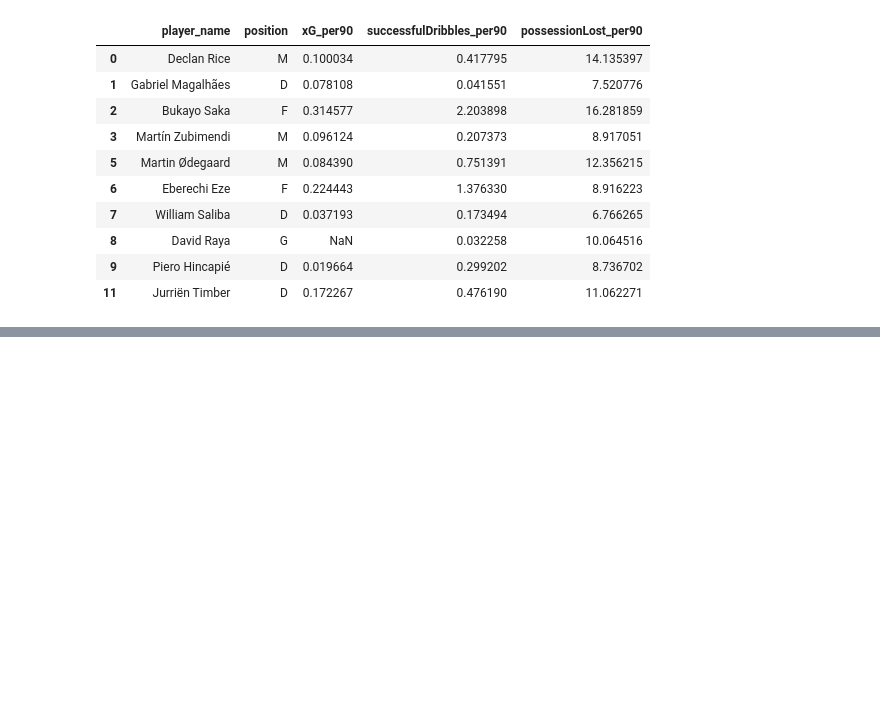
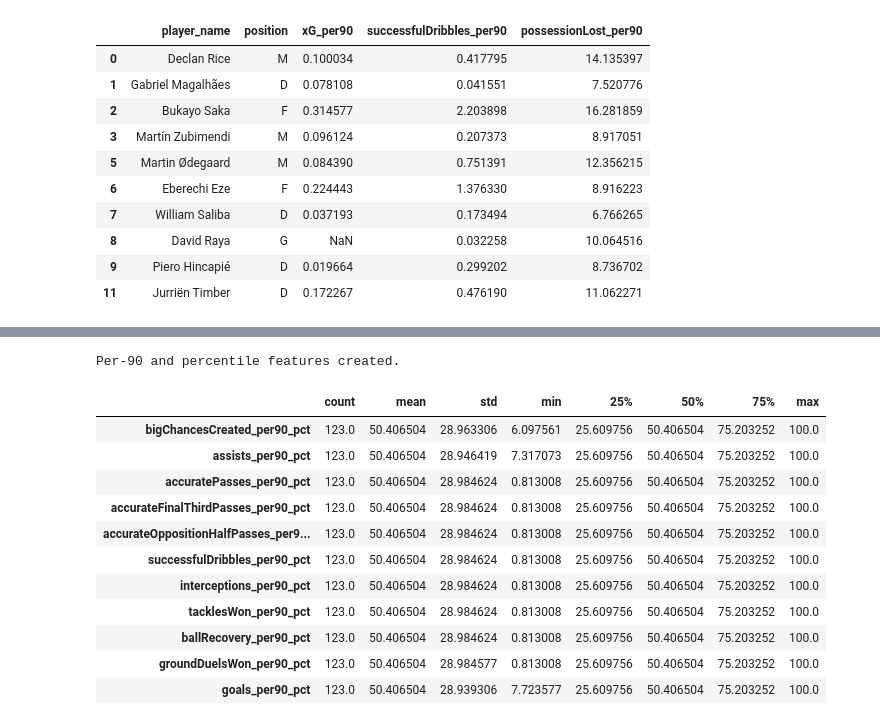
Before and after one commit to khemrajcodes/Football_analytics, a Jupyter notebook: notebooks/01_data_audit.ipynb, the cells around one changed output, grey strips where cells are left out. Cells and saved outputs as stored; diff of their text form; code cells hidden in the pictures; blank space fills up the shorter version.

```diff
--- a/notebooks/01_data_audit.ipynb
+++ b/notebooks/01_data_audit.ipynb
@@ -1020,0 +1213,71 @@ forward_df["bigChancesMissed_per90_pct"] = (
+# %%
+# ==========================================
+# MIDFIELDER PER-90 + PERCENTILE FEATURES
+# ==========================================
+
+per90_columns = [
+    "bigChancesCreated",
+    "assists",
+    "accuratePasses",
+    "accurateFinalThirdPasses",
+    "accurateOppositionHalfPasses",
+    "successfulDribbles",
+    "interceptions",
+    "tacklesWon",
+    "ballRecovery",
+    "groundDuelsWon",
+    "goals"
+]
+
+# Create per-90 metrics
+for col in per90_columns:
+    midfielder_df[f"{col}_per90"] = (
+        midfielder_df[col]
+        / midfielder_df["minutesPlayed"]
+        * 90
+    )
+
+# Create percentile metrics
+for col in per90_columns:
+    midfielder_df[f"{col}_per90_pct"] = (
+        midfielder_df[f"{col}_per90"]
+        .rank(pct=True)
+        * 100
+    )
+
+print("Per-90 and percentile features created.")
+# %% [output]
+Per-90 and percentile features created.
+# %%
+# ==========================================
+# CHECK THE FEATURES
+# ==========================================
+
+midfielder_df[
+    [
+        "bigChancesCreated_per90_pct",
+        "assists_per90_pct",
+        "accuratePasses_per90_pct",
+        "accurateFinalThirdPasses_per90_pct",
+        "accurateOppositionHalfPasses_per90_pct",
+        "successfulDribbles_per90_pct",
+        "interceptions_per90_pct",
+        "tacklesWon_per90_pct",
+        "ballRecovery_per90_pct",
+        "groundDuelsWon_per90_pct",
+        "goals_per90_pct"
+    ]
+].describe().T
+# %% [output]
+|  | count | mean | std | min | 25% | 50% | 75% | max |
+| bigChancesCreated_per90_pct | 123.0 | 50.406504 | 28.963306 | 6.097561 | 25.609756 | 50.406504 | 75.203252 | 100.0 |
+| assists_per90_pct | 123.0 | 50.406504 | 28.946419 | 7.317073 | 25.609756 | 50.406504 | 75.203252 | 100.0 |
+| accuratePasses_per90_pct | 123.0 | 50.406504 | 28.984624 | 0.813008 | 25.609756 | 50.406504 | 75.203252 | 100.0 |
+| accurateFinalThirdPasses_per90_pct | 123.0 | 50.406504 | 28.984624 | 0.813008 | 25.609756 | 50.406504 | 75.203252 | 100.0 |
+| accurateOppositionHalfPasses_per9... | 123.0 | 50.406504 | 28.984624 | 0.813008 | 25.609756 | 50.406504 | 75.203252 | 100.0 |
+| successfulDribbles_per90_pct | 123.0 | 50.406504 | 28.984624 | 0.813008 | 25.609756 | 50.406504 | 75.203252 | 100.0 |
+| interceptions_per90_pct | 123.0 | 50.406504 | 28.984624 | 0.813008 | 25.609756 | 50.406504 | 75.203252 | 100.0 |
+| tacklesWon_per90_pct | 123.0 | 50.406504 | 28.984624 | 0.813008 | 25.609756 | 50.406504 | 75.203252 | 100.0 |
+| ballRecovery_per90_pct | 123.0 | 50.406504 | 28.984624 | 0.813008 | 25.609756 | 50.406504 | 75.203252 | 100.0 |
+| groundDuelsWon_per90_pct | 123.0 | 50.406504 | 28.984577 | 0.813008 | 25.609756 | 50.406504 | 75.203252 | 100.0 |
+| goals_per90_pct | 123.0 | 50.406504 | 28.939306 | 7.723577 | 25.609756 | 50.406504 | 75.203252 | 100.0 |
```
Also changed, not shown: parts of 9 cells of this notebook.
